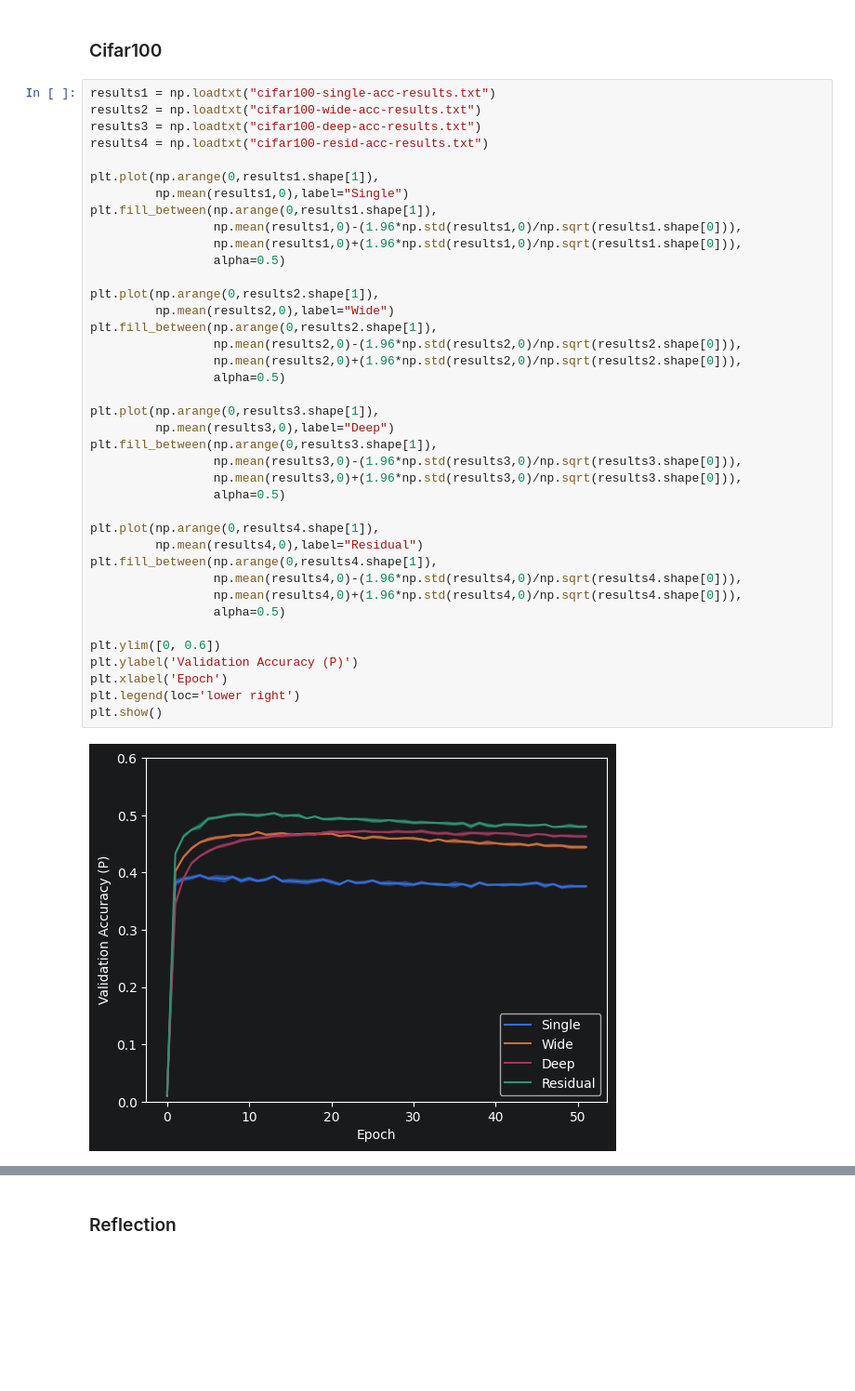
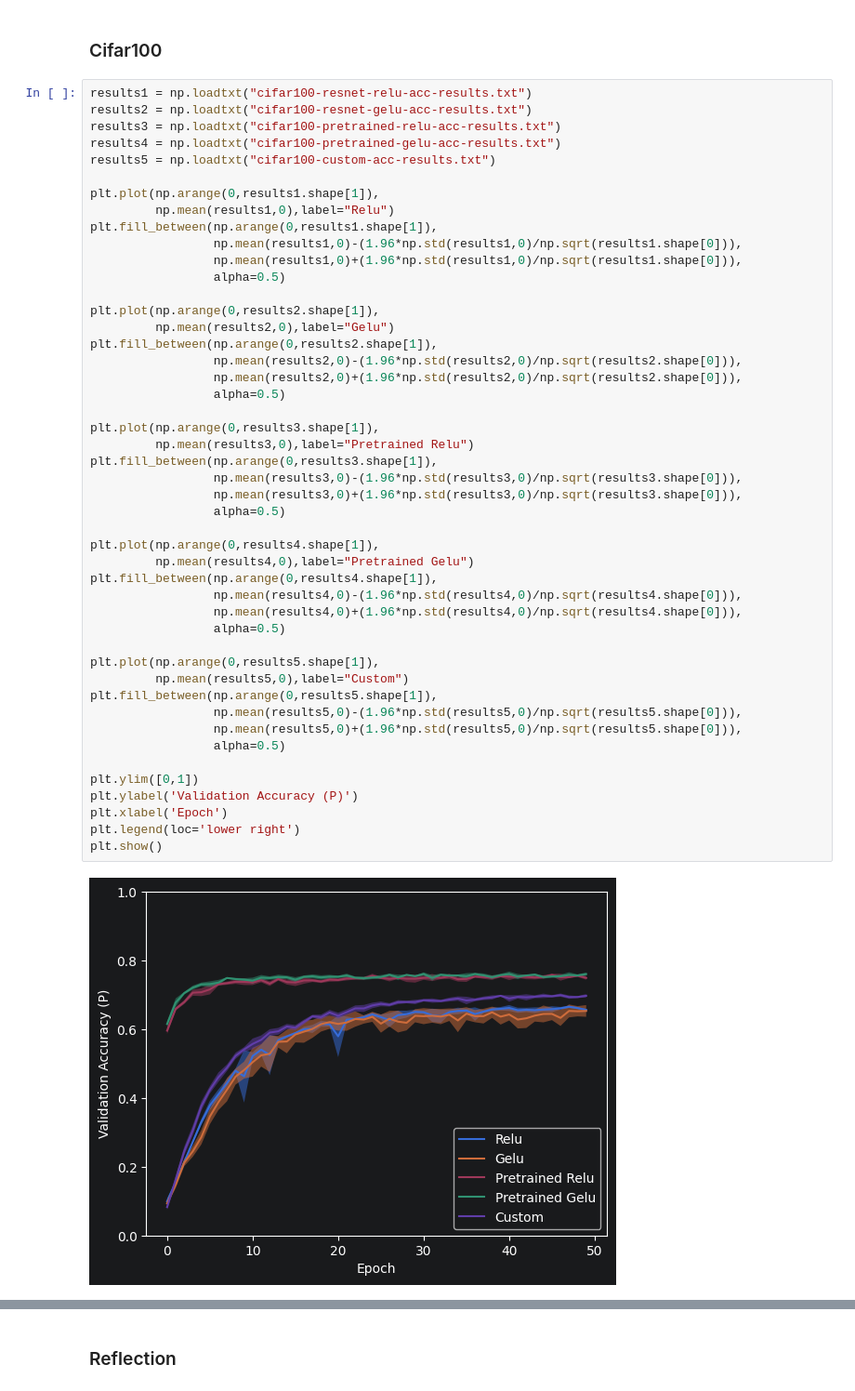
Before and after one commit to CaydenSchalk/DeepLearningOL3, a Jupyter notebook: results/OL3.ipynb, the cells around one changed output, grey strips where cells are left out. Shown at 93% size. Saved outputs shown, nothing was run; the diff lists cells and outputs as text; blank space fills up the shorter version.

```diff
--- a/results/OL3.ipynb
+++ b/results/OL3.ipynb
@@ -89,44 +88,52 @@ plt.show()
 # %% [markdown]
 ### Cifar100
 # %%
-results1 = np.loadtxt("cifar100-single-acc-results.txt")
-results2 = np.loadtxt("cifar100-wide-acc-results.txt")
-results3 = np.loadtxt("cifar100-deep-acc-results.txt")
-results4 = np.loadtxt("cifar100-resid-acc-results.txt")
+results1 = np.loadtxt("cifar100-resnet-relu-acc-results.txt")
+results2 = np.loadtxt("cifar100-resnet-gelu-acc-results.txt")
+results3 = np.loadtxt("cifar100-pretrained-relu-acc-results.txt")
+results4 = np.loadtxt("cifar100-pretrained-gelu-acc-results.txt")
+results5 = np.loadtxt("cifar100-custom-acc-results.txt")
 
 plt.plot(np.arange(0,results1.shape[1]),
-         np.mean(results1,0),label="Single")
+         np.mean(results1,0),label="Relu")
 plt.fill_between(np.arange(0,results1.shape[1]),
                  np.mean(results1,0)-(1.96*np.std(results1,0)/np.sqrt(results1.shape[0])),
                  np.mean(results1,0)+(1.96*np.std(results1,0)/np.sqrt(results1.shape[0])),
                  alpha=0.5)
 
 plt.plot(np.arange(0,results2.shape[1]),
-         np.mean(results2,0),label="Wide")
+         np.mean(results2,0),label="Gelu")
 plt.fill_between(np.arange(0,results2.shape[1]),
                  np.mean(results2,0)-(1.96*np.std(results2,0)/np.sqrt(results2.shape[0])),
                  np.mean(results2,0)+(1.96*np.std(results2,0)/np.sqrt(results2.shape[0])),
                  alpha=0.5)
 
 plt.plot(np.arange(0,results3.shape[1]),
-         np.mean(results3,0),label="Deep")
+         np.mean(results3,0),label="Pretrained Relu")
 plt.fill_between(np.arange(0,results3.shape[1]),
                  np.mean(results3,0)-(1.96*np.std(results3,0)/np.sqrt(results3.shape[0])),
                  np.mean(results3,0)+(1.96*np.std(results3,0)/np.sqrt(results3.shape[0])),
                  alpha=0.5)
 
 plt.plot(np.arange(0,results4.shape[1]),
-         np.mean(results4,0),label="Residual")
+         np.mean(results4,0),label="Pretrained Gelu")
 plt.fill_between(np.arange(0,results4.shape[1]),
                  np.mean(results4,0)-(1.96*np.std(results4,0)/np.sqrt(results4.shape[0])),
                  np.mean(results4,0)+(1.96*np.std(results4,0)/np.sqrt(results4.shape[0])),
                  alpha=0.5)
 
-plt.ylim([0, 0.6])
+plt.plot(np.arange(0,results5.shape[1]),
+         np.mean(results5,0),label="Custom")
+plt.fill_between(np.arange(0,results5.shape[1]),
+                 np.mean(results5,0)-(1.96*np.std(results5,0)/np.sqrt(results5.shape[0])),
+                 np.mean(results5,0)+(1.96*np.std(results5,0)/np.sqrt(results5.shape[0])),
+                 alpha=0.5)
+
+plt.ylim([0,1])
 plt.ylabel('Validation Accuracy (P)')
 plt.xlabel('Epoch')
 plt.legend(loc='lower right')
 plt.show()
 # %% [output]
-[figure, old version]
+[figure, new version]
 # %%
```
Also changed, not shown: parts of 9 cells of this notebook, 1 other file.
